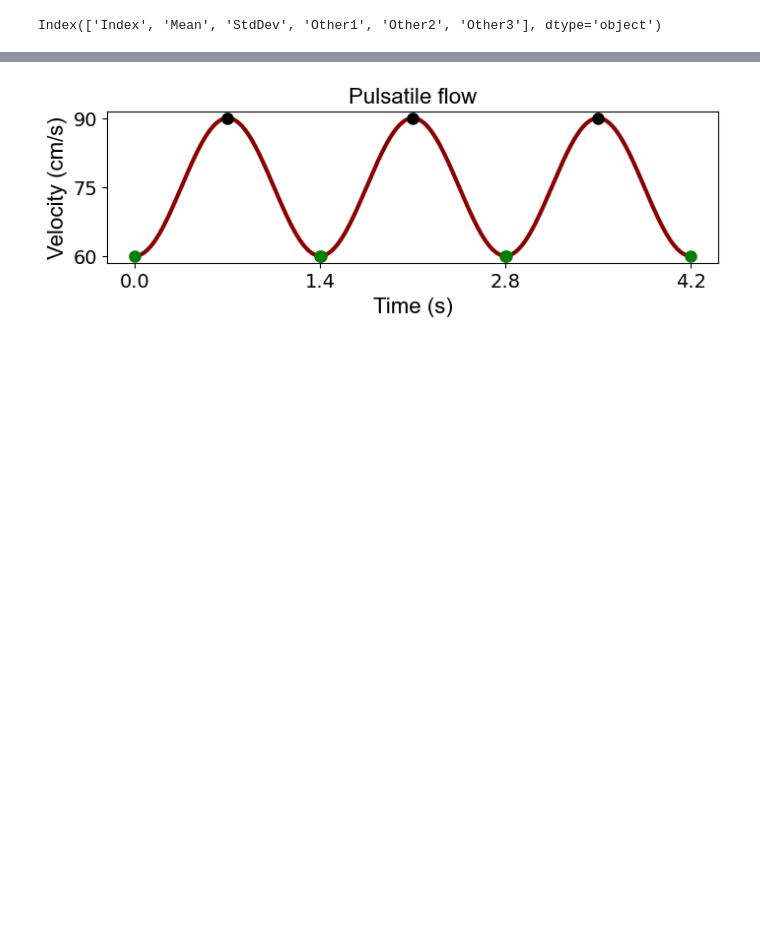
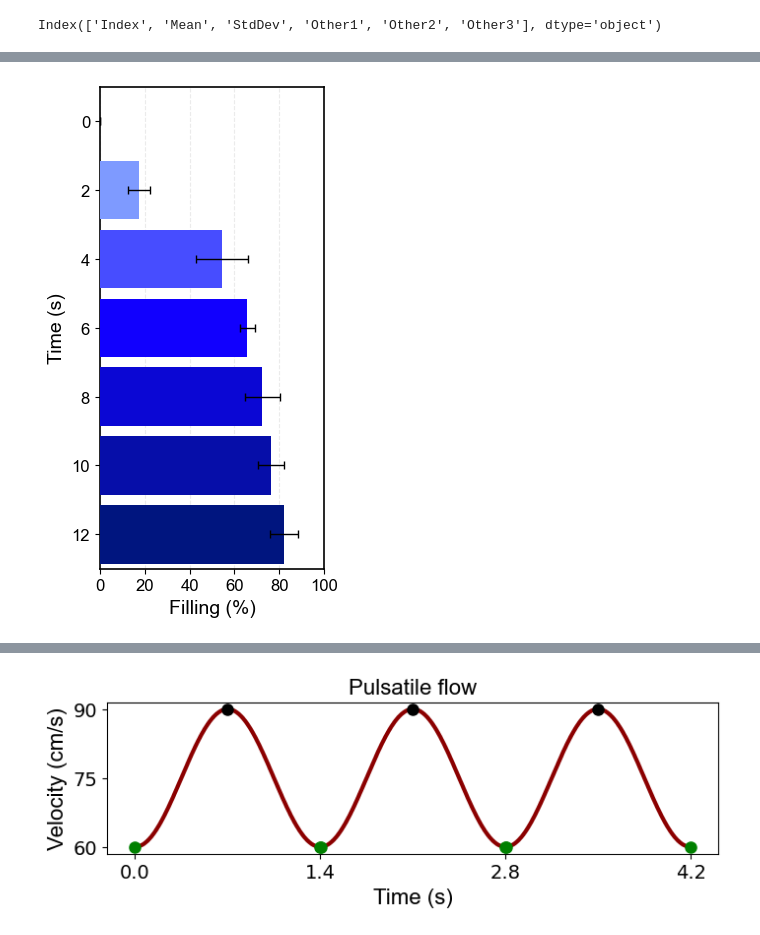
Before and after one commit to M-Medany/Ultrasound-induced-Particle-Dynamics-in-Pathological-Vascular-Vortices-, a Jupyter notebook: Plotting_filling_Aneurysm.ipynb, the cells around one changed output, grey strips where cells are left out. Saved outputs shown, nothing was run; the diff lists cells and outputs as text; code cells hidden in the pictures; blank space fills up the shorter version.

```diff
--- a/Plotting_filling_Aneurysm.ipynb
+++ b/Plotting_filling_Aneurysm.ipynb
@@ -107,0 +22,95 @@ Error:
+# %%
+import numpy as np
+import pandas as pd
+import matplotlib.pyplot as plt
+import matplotlib.colors as mcolors
+
+# -----------------------------
+# 1) Load & clean data
+# -----------------------------
+file_path = "Excel_data/Filling_Mean_STD - Copy.csv"
+data = pd.read_csv(file_path, header=None)
+data.columns = ['Index', 'Mean', 'StdDev', 'Other1', 'Other2', 'Other3']
+
+df = data[['Index', 'Mean', 'StdDev']].copy()
+df['Index']  = pd.to_numeric(df['Index'],  errors='coerce')
+df['Mean']   = pd.to_numeric(df['Mean'],   errors='coerce')
+df['StdDev'] = pd.to_numeric(df['StdDev'], errors='coerce')
+df = df.dropna().sort_values('Index')
+
+# -----------------------------
+# 2) Pick time points (6 bars) and add 0 s
+#    -> change these if you want different times
+# -----------------------------
+preferred_times = [2, 4, 6, 8, 10, 12]
+sel = df[df['Index'].isin(preferred_times)].copy()
+if len(sel) != 6:  # fallback to 6 evenly spaced rows if any missing
+    sel = df.iloc[np.linspace(0, len(df)-1, 6, dtype=int)].copy()
+sel = sel.sort_values('Index')
+
+# Add a 0 s row for the top (no fill)
+row0 = pd.DataFrame([{"Index": 0.0, "Mean": 0.0, "StdDev": 0.0}])
+sel7 = pd.concat([row0, sel], ignore_index=True).sort_values('Index').reset_index(drop=True)
+
+# -----------------------------
+# 3) Normalize like your old code
+#    capacity = max(Mean) + 100000
+# -----------------------------
+capacity = df['Mean'].max() + 100000.0
+sel7['Mean_pct']   = sel7['Mean']   / capacity * 100.0
+sel7['StdDev_pct'] = sel7['StdDev'] / capacity * 100.0
+
+# -----------------------------
+# 4) Prepare compact y positions so there’s no big vertical gaps
+#    and put 0 s at the TOP
+# -----------------------------
+# positions 0..N-1, reversed so first (0 s) is at the top
+y_positions = np.arange(len(sel7))[::-1]
+y_labels    = [int(v) for v in sel7['Index']]  # 0,2,4,6,8,10,12
+
+# -----------------------------
+# 5) Colormap (your shiny blue gradient)
+# -----------------------------
+cmap = mcolors.LinearSegmentedColormap.from_list(
+    "shiny_blue_gradient",
+    ["#B3E6FF", "#1100FF", "#00157F"]  # light cyan-blue to vivid blue to deep blue
+)
+colors = [cmap(i / (len(sel7)-1 if len(sel7) > 1 else 1)) for i in range(len(sel7))]
+
+# -----------------------------
+# 6) Plot: horizontal bars, 0 at top, compact, with error bars
+# -----------------------------
+plt.figure(figsize=(3.2, 5.6))  # tall, not wide
+
+plt.barh(
+    y_positions,
+    sel7['Mean_pct'],
+    xerr=sel7['StdDev_pct'],
+    height=0.85,
+    color=colors,
+    error_kw=dict(ecolor='black', capsize=3, lw=1),
+    zorder=3
+)
+
+# Labels & ticks
+plt.xlabel('Filling (%)', fontname='Arial', fontsize=14)
+plt.ylabel('Time (s)',    fontname='Arial', fontsize=14)
+plt.xlim(0, 100)
+plt.yticks(y_positions, y_labels, fontsize=12, fontname='Arial')
+plt.xticks(fontsize=12, fontname='Arial')
+
+# Trim vertical whitespace tightly around bars
+plt.ylim(-0.5, len(sel7)-0.5)
+
+# Subtle grid and clean spines
+plt.grid(axis='x', linestyle='--', alpha=0.25, zorder=0)
+ax = plt.gca()
+for s in ax.spines.values():
+    s.set_edgecolor('black')
+    s.set_linewidth(1.2)
+
+plt.tight_layout()
+plt.savefig('figure_horizontal_compact_0top.png', dpi=300, bbox_inches='tight')
+plt.show()
+# %% [output]
+[figure, added]
```
Also changed, not shown: parts of 7 cells of this notebook, 38 other files.
